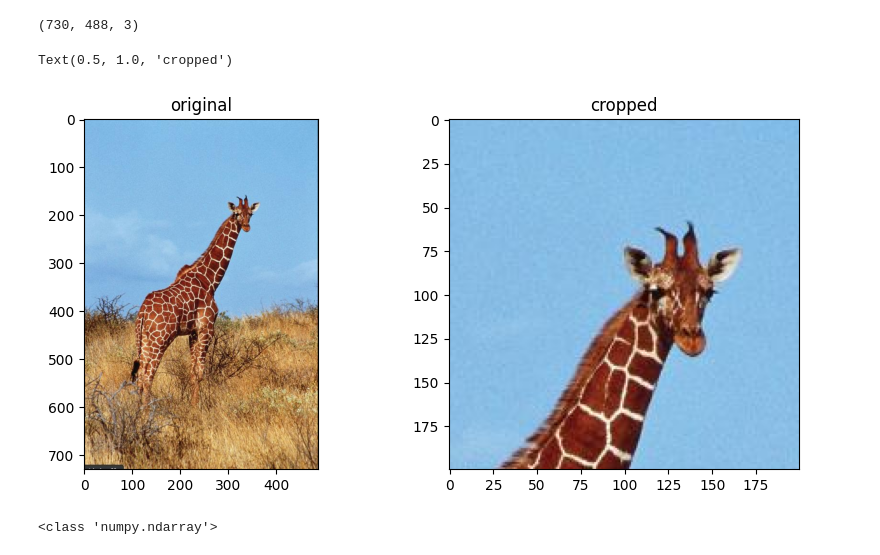
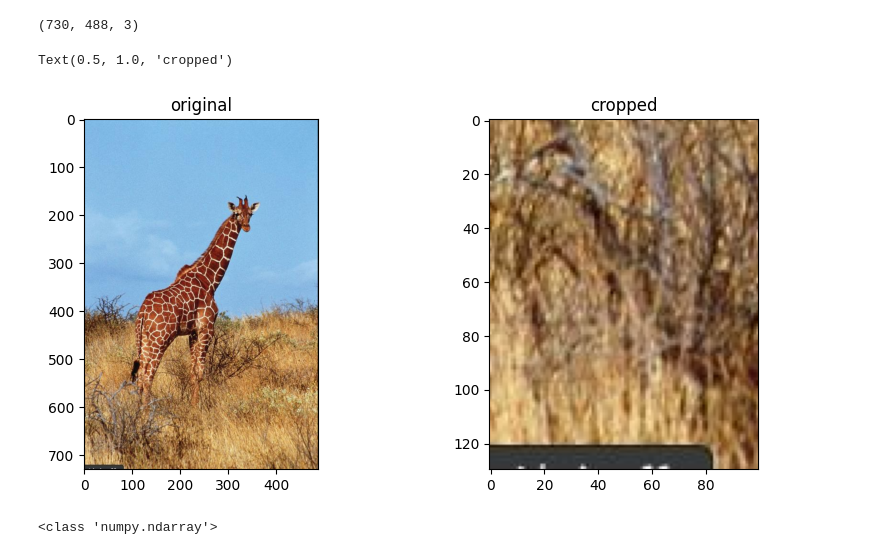
Before and after one commit to bilgekagansenol/OpenCV-Fundamentals, a Jupyter notebook: FlippingRotatingandCroppingimages/work.ipynb, the cells around one changed output. Cells and saved outputs as stored; diff of their text form; code cells hidden in the pictures.

```diff
--- a/FlippingRotatingandCroppingimages/work.ipynb
+++ b/FlippingRotatingandCroppingimages/work.ipynb
@@ -67,20 +67,20 @@ print(image_rgb.shape)
 (730, 488, 3)
 # %%
 
-x_start , y_start = 200 , 100
-x_end  ,y_end =  400 , 300
+x_start , y_start = 0, 600
+x_end  ,y_end =  100 ,730
 
 cropped_image  = image_rgb[y_start:y_end , x_start:x_end]
 plt.figure(figsize=(10, 10 ))
 plt.subplot(2,2,1)
 plt.imshow(image_rgb)
 plt.title("original")
 plt.subplot(2,2,2)
 plt.imshow(cropped_image)
 plt.title("cropped")
 # %% [output]
 Text(0.5, 1.0, 'cropped')
-[figure, old version]
+[figure, new version]
 # %%
 print(type(image_rgb))
 # %% [output]
```
Also changed, not shown: 3 other files.
